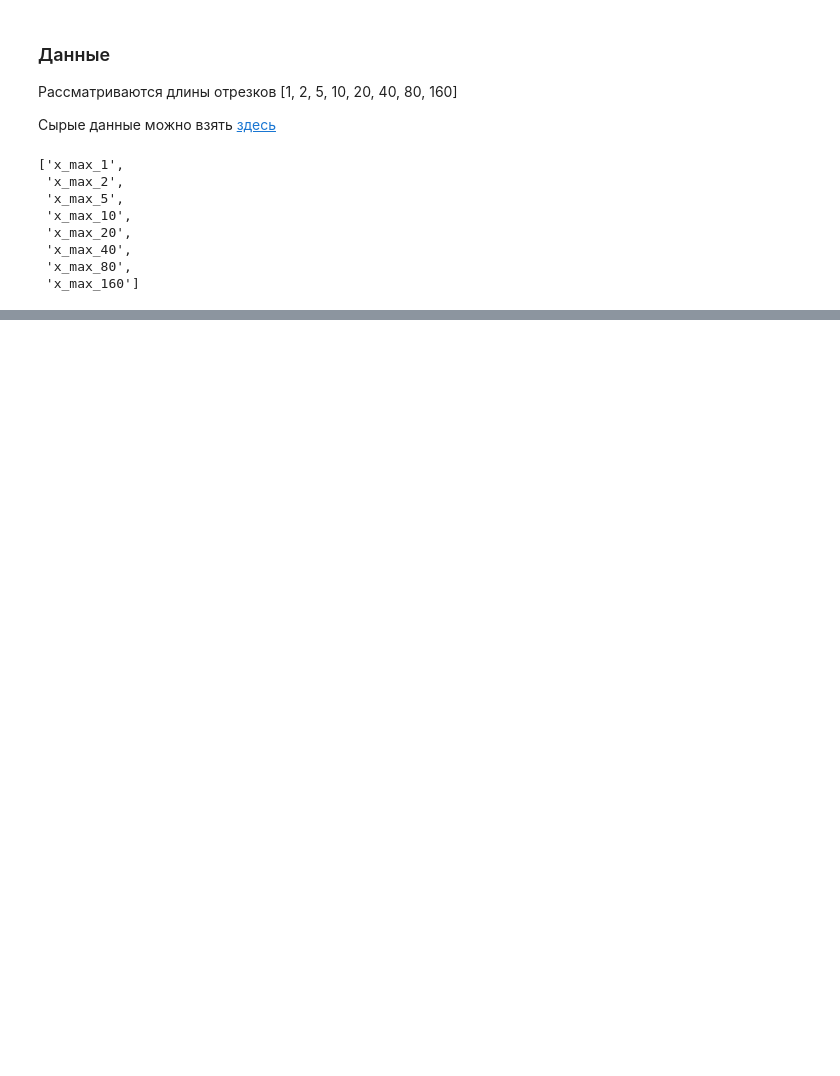
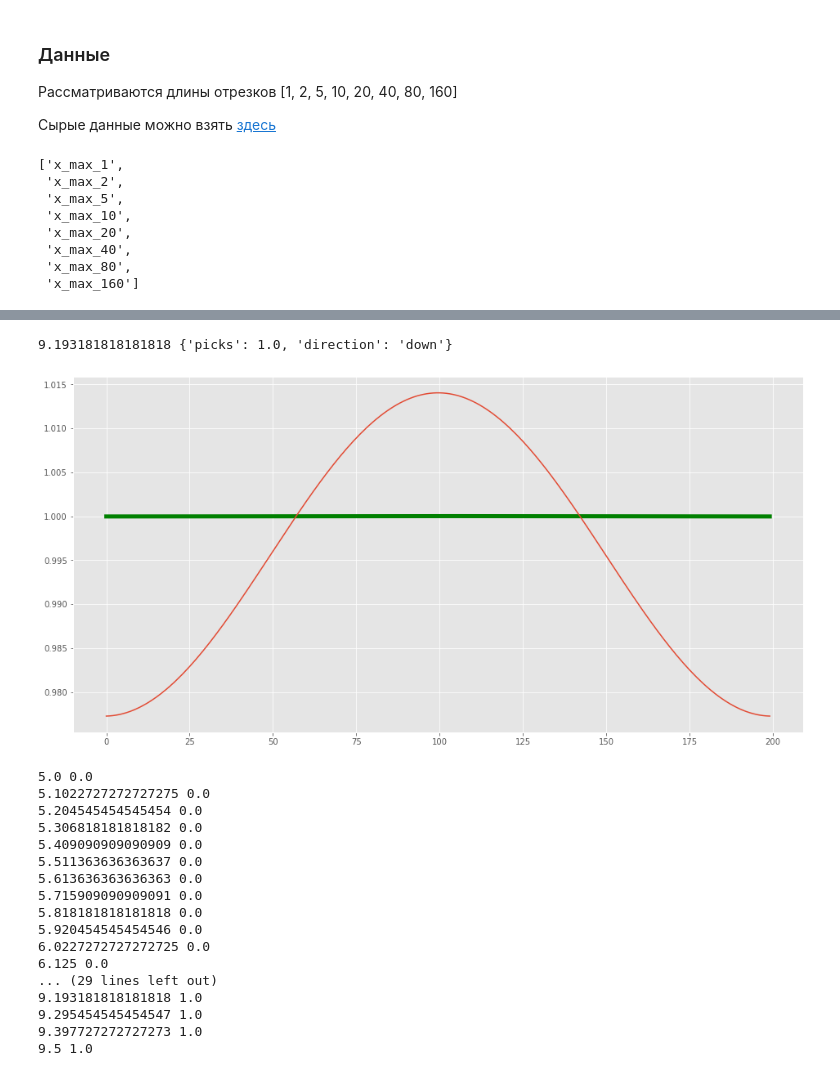
Before and after one commit to kokamido/BrandNewResearch, a Jupyter notebook: Research/Зависимость разнообразия паттернов от длины отрезка.ipynb, the cells around one changed output, grey strips where cells are left out. Drawn from its saved outputs; the diff is of its cells as text; code cells hidden in the pictures; blank space fills up the shorter version.

```diff
--- a/Research/Зависимость разнообразия паттернов от длины отрезка.ipynb
+++ b/Research/Зависимость разнообразия паттернов от длины отрезка.ipynb
@@ -128,0 +197,41 @@ for i in list(os.walk(f'{base_dir}/x_max_5'))[0][1][25:30]:
+# %%
+conf = Higgins1DConfiguration(2.0, 2.0, 20.0, 1)
+res_4 = []
+for x_max in tqdm.tqdm(np.linspace(5,9.5,45)):
+    u_init = get_normal_rand(200,1.0, 0.1)
+    v_init = get_normal_rand(200,1.0, 0.1)
+    params = Higgins1DTdmaParameters(u_init, v_init, 0.005 * x_max, 0.01, 5000.0)
+    res_4.append(integrate_tdma_implicit_scheme(conf, params))
+# %%
+prev = []
+for r in res_4:
+    end_pattern = r.end_values['u']
+    if(calc_picks(end_pattern, min_amplitude=0.001)['picks'] >= 1):
+        print(r.method_parameters['dx']*r.init_values['u'].shape[0], calc_picks(end_pattern, min_amplitude=0.001))
+        plt.plot(prev, c='g', lw=5)
+        plt.plot(end_pattern)
+        plt.show()
+        break
+    prev = end_pattern
+for r in res_4:
+    print(r.method_parameters['dx']*r.init_values['u'].shape[0], calc_picks(r.end_values['u'])['picks'])
+# %% [output]
+9.193181818181818 {'picks': 1.0, 'direction': 'down'}
+[figure, added]
+5.0 0.0
+5.1022727272727275 0.0
+5.204545454545454 0.0
+5.306818181818182 0.0
+5.409090909090909 0.0
+5.511363636363637 0.0
+5.613636363636363 0.0
+5.715909090909091 0.0
+5.818181818181818 0.0
+5.920454545454546 0.0
+6.0227272727272725 0.0
+6.125 0.0
+... (29 lines left out)
+9.193181818181818 1.0
+9.295454545454547 1.0
+9.397727272727273 1.0
+9.5 1.0
```
Also changed, not shown: parts of 14 cells of this notebook, 3 other files.
